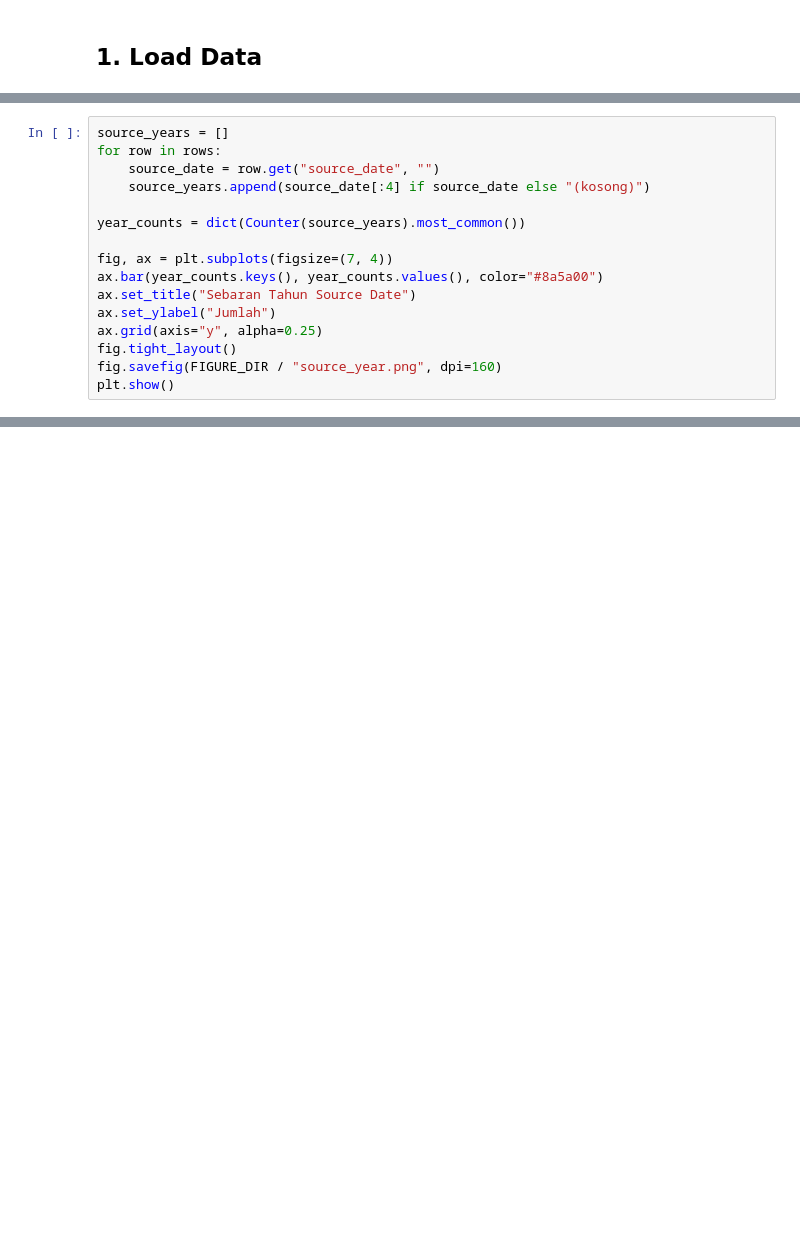
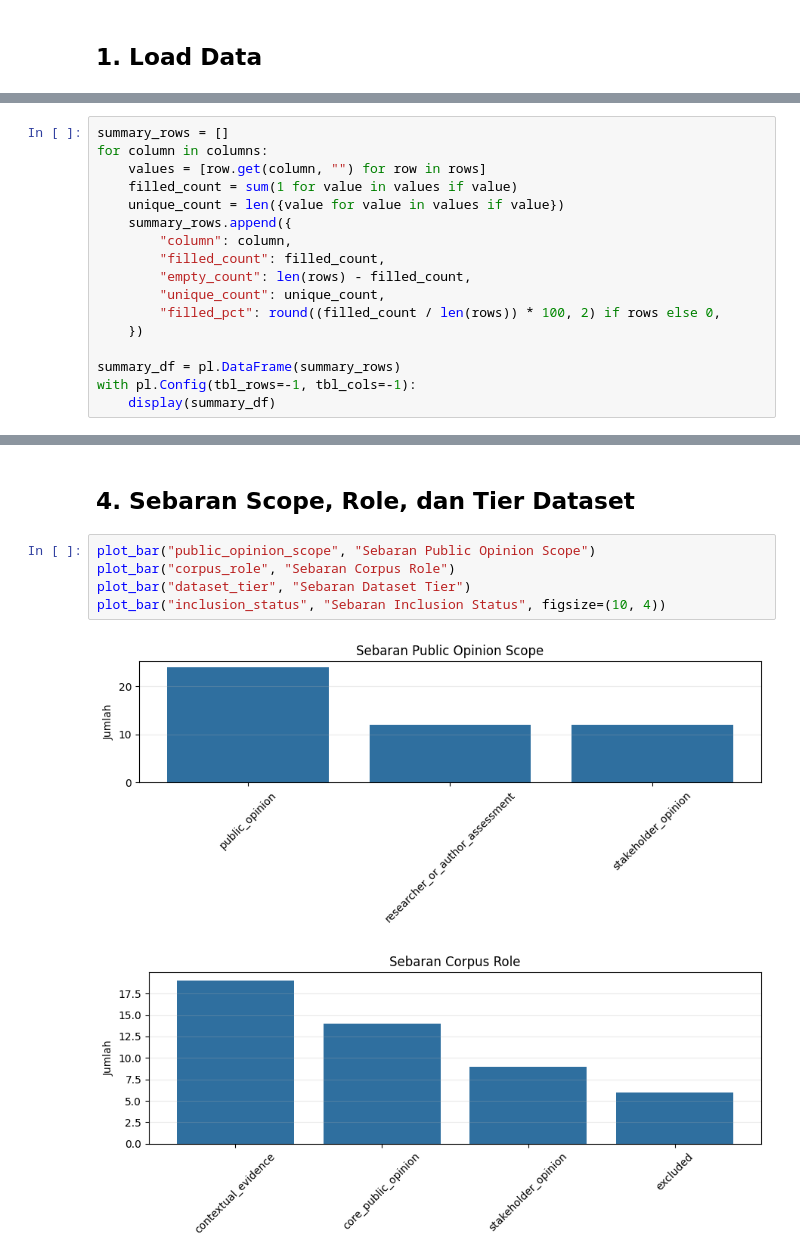
Before and after one commit to dammar01/hybrid-nlp-sentiment-classification, a Jupyter notebook: opinion_dataset_analysis.ipynb, the cells around one changed output, grey strips where cells are left out. Drawn from its saved outputs; the diff is of its cells as text; blank space fills up the shorter version.

```diff
--- a/opinion_dataset_analysis.ipynb
+++ b/opinion_dataset_analysis.ipynb
@@ -206,16 +42,0 @@ plt.show()
-# %%
-source_years = []
-for row in rows:
-    source_date = row.get("source_date", "")
-    source_years.append(source_date[:4] if source_date else "(kosong)")
-
-year_counts = dict(Counter(source_years).most_common())
-
-fig, ax = plt.subplots(figsize=(7, 4))
-ax.bar(year_counts.keys(), year_counts.values(), color="#8a5a00")
-ax.set_title("Sebaran Tahun Source Date")
-ax.set_ylabel("Jumlah")
-ax.grid(axis="y", alpha=0.25)
-fig.tight_layout()
-fig.savefig(FIGURE_DIR / "source_year.png", dpi=160)
-plt.show()
@@ -223,0 +81,17 @@ plt.show()
+# %%
+summary_rows = []
+for column in columns:
+    values = [row.get(column, "") for row in rows]
+    filled_count = sum(1 for value in values if value)
+    unique_count = len({value for value in values if value})
+    summary_rows.append({
+        "column": column,
+        "filled_count": filled_count,
+        "empty_count": len(rows) - filled_count,
+        "unique_count": unique_count,
+        "filled_pct": round((filled_count / len(rows)) * 100, 2) if rows else 0,
+    })
+
+summary_df = pl.DataFrame(summary_rows)
+with pl.Config(tbl_rows=-1, tbl_cols=-1):
+    display(summary_df)
@@ -223,0 +168,10 @@ plt.show()
+# %% [markdown]
+## 4. Sebaran Scope, Role, dan Tier Dataset
+# %%
+plot_bar("public_opinion_scope", "Sebaran Public Opinion Scope")
+plot_bar("corpus_role", "Sebaran Corpus Role")
+plot_bar("dataset_tier", "Sebaran Dataset Tier")
+plot_bar("inclusion_status", "Sebaran Inclusion Status", figsize=(10, 4))
+# %% [output]
+[figure, added]
+[figure, added]
```
Also changed, not shown: parts of 39 cells of this notebook, 1 other file.
